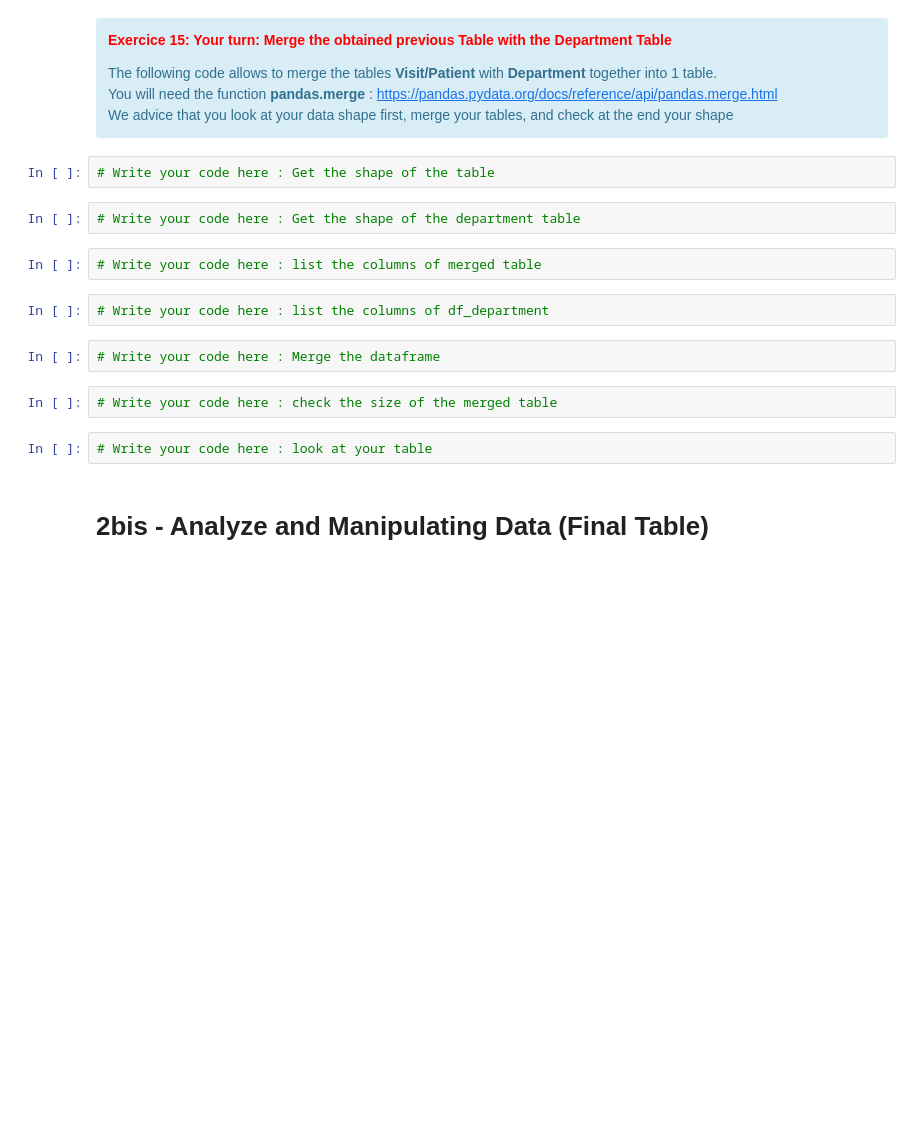
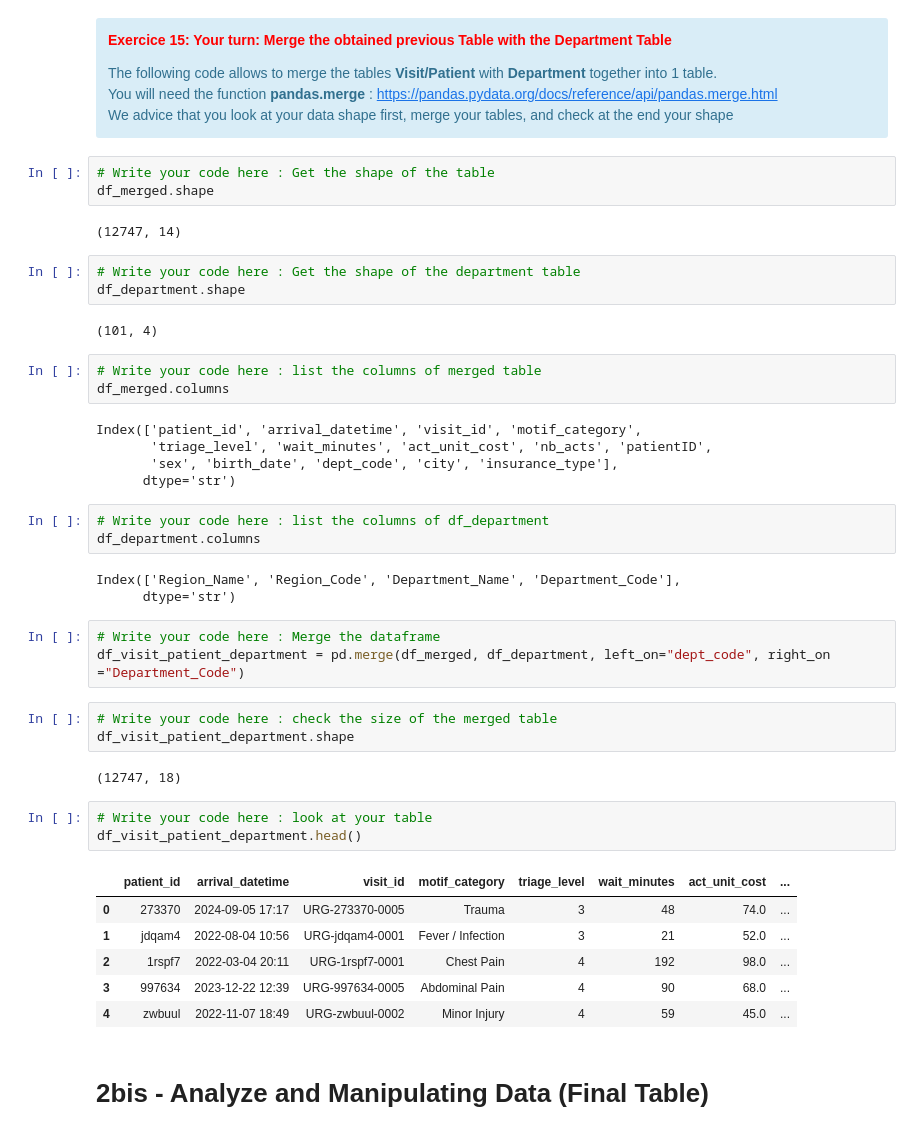
Before and after one commit to emlyon-hids-python-2026/elkhoury_course04, a Jupyter notebook: notebooks/Course 3 _ Python for Data Analysis.ipynb, the cells around one changed output. Saved outputs shown, nothing was run; the diff lists cells and outputs as text; blank space fills up the shorter version.

```diff
--- a/notebooks/Course 3 _ Python for Data Analysis.ipynb
+++ b/notebooks/Course 3 _ Python for Data Analysis.ipynb
@@ -404,18 +466,46 @@ You will need the function <b>pandas.merge</b> : <a href="https://pandas.pydata.
 We advice that you look at your data shape first, merge your tables, and check at the end your shape
 # %%
 # Write your code here : Get the shape of the table
+df_merged.shape
+# %% [output]
+(12747, 14)
 # %%
 # Write your code here : Get the shape of the department table
+df_department.shape
+# %% [output]
+(101, 4)
 # %%
 # Write your code here : list the columns of merged table
+df_merged.columns
+# %% [output]
+Index(['patient_id', 'arrival_datetime', 'visit_id', 'motif_category',
+       'triage_level', 'wait_minutes', 'act_unit_cost', 'nb_acts', 'patientID',
+       'sex', 'birth_date', 'dept_code', 'city', 'insurance_type'],
+      dtype='str')
 # %%
 # Write your code here : list the columns of df_department
+df_department.columns
+# %% [output]
+Index(['Region_Name', 'Region_Code', 'Department_Name', 'Department_Code'],
+      dtype='str')
 # %%
 # Write your code here : Merge the dataframe
+df_visit_patient_department = pd.merge(df_merged, df_department, left_on="dept_code", right_on ="Department_Code")
 # %%
 # Write your code here : check the size of the merged table
+df_visit_patient_department.shape
+# %% [output]
+(12747, 18)
 # %%
 # Write your code here : look at your table
+df_visit_patient_department.head()
+# %% [output]
+|  | patient_id | arrival_datetime | visit_id | motif_category | triage_level | wait_minutes | act_unit_cost | ... |
+| 0 | 273370 | 2024-09-05 17:17 | URG-273370-0005 | Trauma | 3 | 48 | 74.0 | ... |
+| 1 | jdqam4 | 2022-08-04 10:56 | URG-jdqam4-0001 | Fever / Infection | 3 | 21 | 52.0 | ... |
+| 2 | 1rspf7 | 2022-03-04 20:11 | URG-1rspf7-0001 | Chest Pain | 4 | 192 | 98.0 | ... |
+| 3 | 997634 | 2023-12-22 12:39 | URG-997634-0005 | Abdominal Pain | 4 | 90 | 68.0 | ... |
+| 4 | zwbuul | 2022-11-07 18:49 | URG-zwbuul-0002 | Minor Injury | 4 | 59 | 45.0 | ... |
 # %% [markdown]
 # 2bis - Analyze and Manipulating Data (Final Table)
 # %% [markdown]
```
Also changed, not shown: parts of 21 cells of this notebook.
